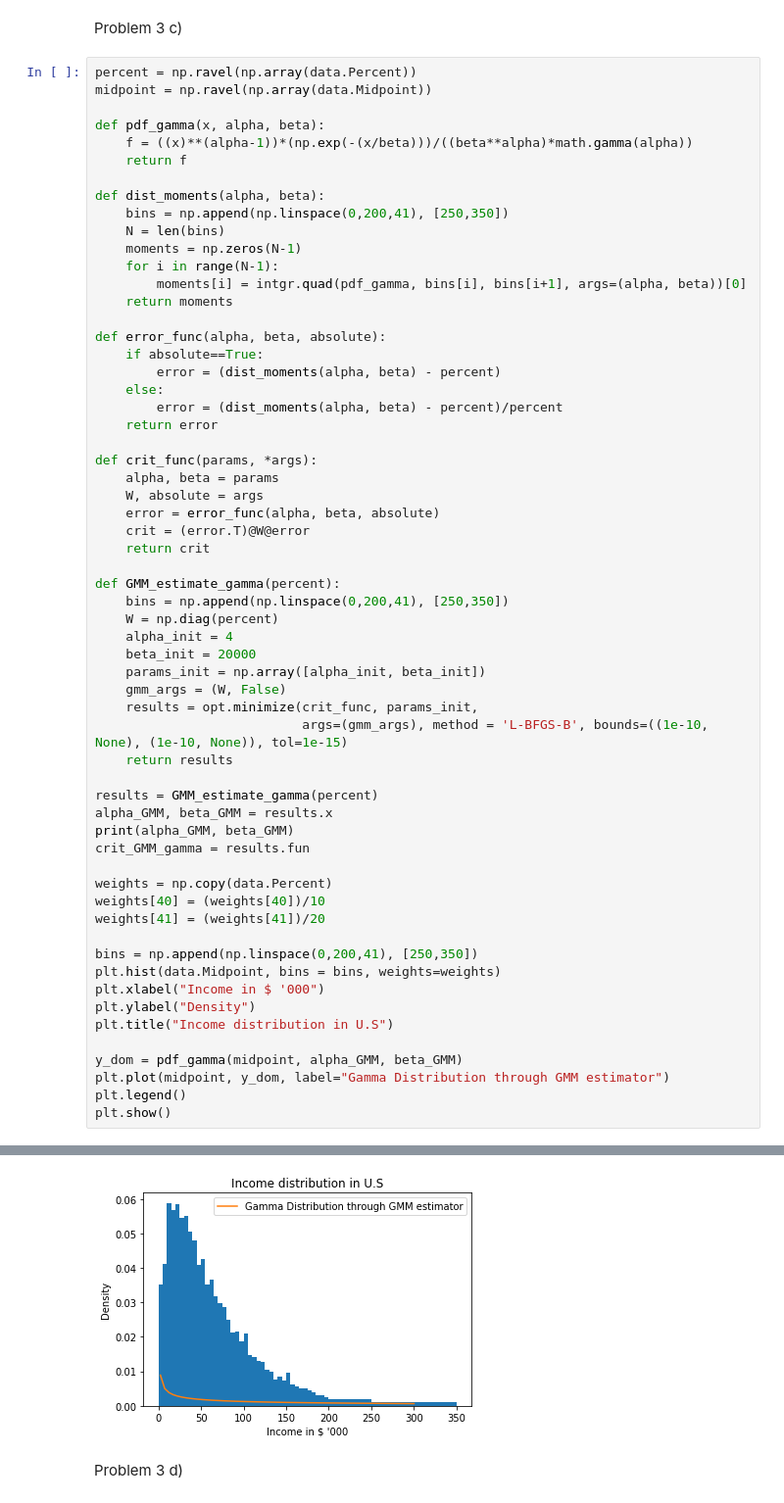
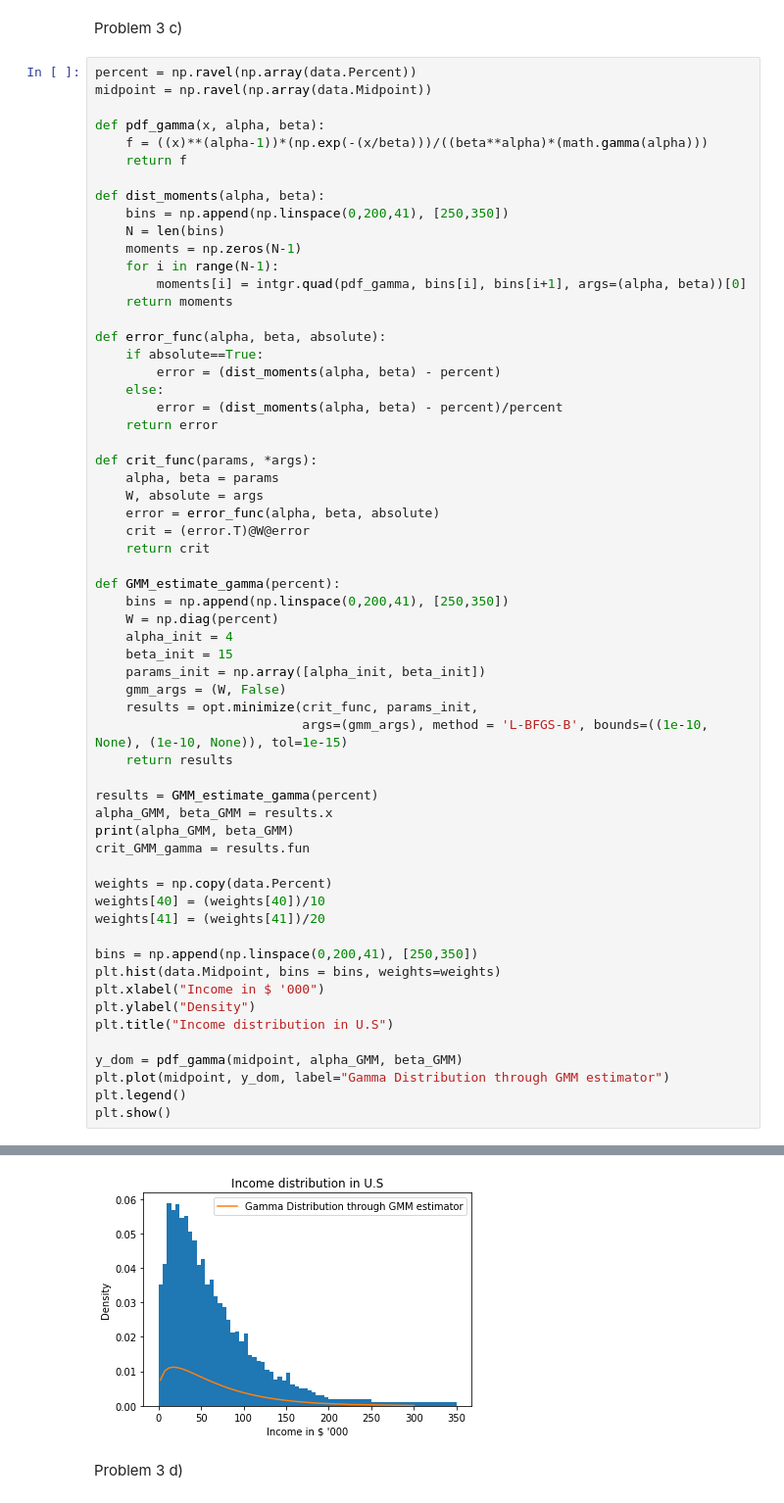
Before and after one commit to keshavchoudhary87/BootCamp2018, a Jupyter notebook: ProbSets/Econ/ProbSet5/ProbSet5.ipynb, the cells around one changed output, grey strips where cells are left out. Shown: that part at 98% size. Saved outputs shown, nothing was run; the diff lists cells and outputs as text.

Commit message:
update maths

```diff
--- a/ProbSets/Econ/ProbSet5/ProbSet5.ipynb
+++ b/ProbSets/Econ/ProbSet5/ProbSet5.ipynb
@@ -472,7 +472,7 @@ percent = np.ravel(np.array(data.Percent))
 midpoint = np.ravel(np.array(data.Midpoint))
 
 def pdf_gamma(x, alpha, beta):
-    f = ((x)**(alpha-1))*(np.exp(-(x/beta)))/((beta**alpha)*math.gamma(alpha))
+    f = ((x)**(alpha-1))*(np.exp(-(x/beta)))/((beta**alpha)*(math.gamma(alpha)))
     return f
 
 def dist_moments(alpha, beta):
@@ -501,7 +501,7 @@ def GMM_estimate_gamma(percent):
     bins = np.append(np.linspace(0,200,41), [250,350])
     W = np.diag(percent)
     alpha_init = 4
-    beta_init = 20000
+    beta_init = 15
     params_init = np.array([alpha_init, beta_init])
     gmm_args = (W, False)
     results = opt.minimize(crit_func, params_init,
@@ -532,4 +532,4 @@ plt.show()
-[figure, old version]
+[figure, new version]
 # %% [markdown]
 Problem 3 d)
 # %%
```
Also changed, not shown: parts of 3 cells of this notebook, 1 other file.
